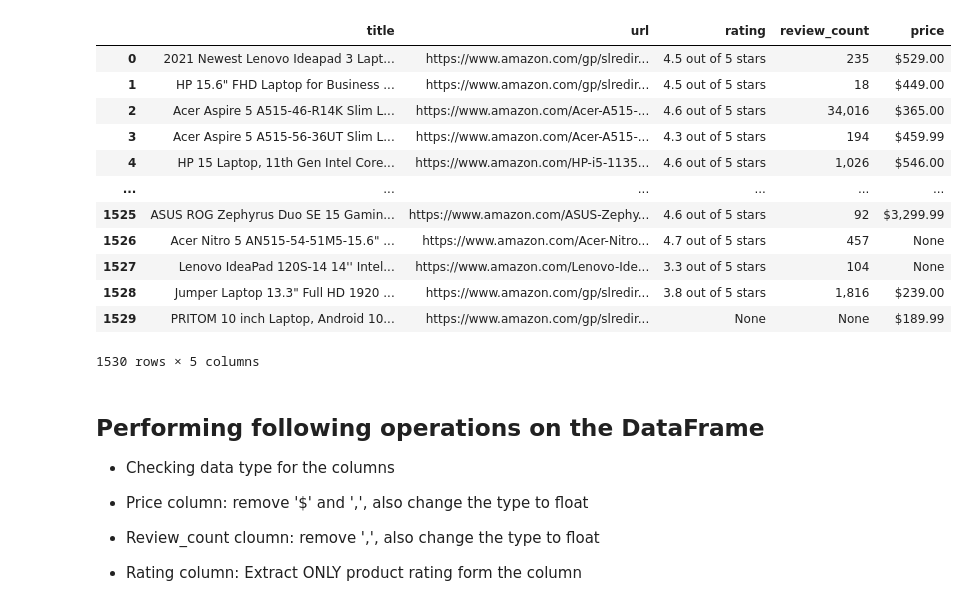
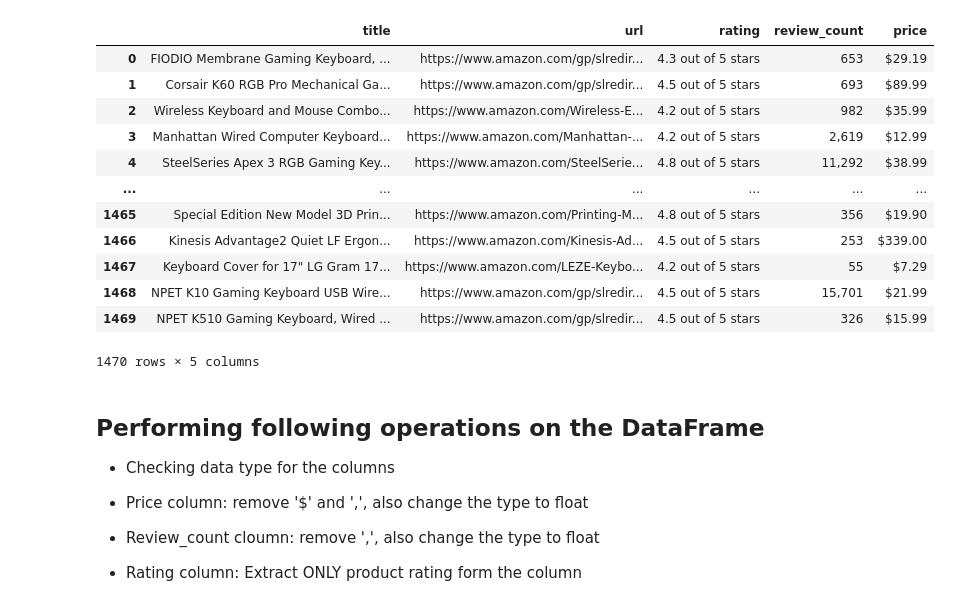
Before and after one commit to sabeeh-raza/amazon_scrape, a Jupyter notebook: 5-Keyboard/df_keyboard.ipynb, the cells around one changed output. Cells and saved outputs as stored; diff of their text form; code cells hidden in the pictures.

Commit message:
keyboard

```diff
--- a/5-Keyboard/df_keyboard.ipynb
+++ b/5-Keyboard/df_keyboard.ipynb
@@ -7,22 +7,22 @@ warnings.filterwarnings("ignore")
 # %%
 # Create DataFrame from output_json file for laptop
 
-df = pd.read_json('search_output_laptop.jsonl')
+df = pd.read_json('search_output_keyboard.jsonl')
 df
 # %% [output]
 |  | title | url | rating | review_count | price |
-| 0 | 2021 Newest Lenovo Ideapad 3 Lapt... | https://www.amazon.com/gp/slredir... | 4.5 out of 5 stars | 235 | $529.00 |
-| 1 | HP 15.6" FHD Laptop for Business ... | https://www.amazon.com/gp/slredir... | 4.5 out of 5 stars | 18 | $449.00 |
-| 2 | Acer Aspire 5 A515-46-R14K Slim L... | https://www.amazon.com/Acer-A515-... | 4.6 out of 5 stars | 34,016 | $365.00 |
-| 3 | Acer Aspire 5 A515-56-36UT Slim L... | https://www.amazon.com/Acer-A515-... | 4.3 out of 5 stars | 194 | $459.99 |
-| 4 | HP 15 Laptop, 11th Gen Intel Core... | https://www.amazon.com/HP-i5-1135... | 4.6 out of 5 stars | 1,026 | $546.00 |
+| 0 | FIODIO Membrane Gaming Keyboard, ... | https://www.amazon.com/gp/slredir... | 4.3 out of 5 stars | 653 | $29.19 |
+| 1 | Corsair K60 RGB Pro Mechanical Ga... | https://www.amazon.com/gp/slredir... | 4.5 out of 5 stars | 693 | $89.99 |
+| 2 | Wireless Keyboard and Mouse Combo... | https://www.amazon.com/Wireless-E... | 4.2 out of 5 stars | 982 | $35.99 |
+| 3 | Manhattan Wired Computer Keyboard... | https://www.amazon.com/Manhattan-... | 4.2 out of 5 stars | 2,619 | $12.99 |
+| 4 | SteelSeries Apex 3 RGB Gaming Key... | https://www.amazon.com/SteelSerie... | 4.8 out of 5 stars | 11,292 | $38.99 |
 | ... | ... | ... | ... | ... | ... |
-| 1525 | ASUS ROG Zephyrus Duo SE 15 Gamin... | https://www.amazon.com/ASUS-Zephy... | 4.6 out of 5 stars | 92 | $3,299.99 |
-| 1526 | Acer Nitro 5 AN515-54-51M5-15.6" ... | https://www.amazon.com/Acer-Nitro... | 4.7 out of 5 stars | 457 | None |
-| 1527 | Lenovo IdeaPad 120S-14 14'' Intel... | https://www.amazon.com/Lenovo-Ide... | 3.3 out of 5 stars | 104 | None |
-| 1528 | Jumper Laptop 13.3" Full HD 1920 ... | https://www.amazon.com/gp/slredir... | 3.8 out of 5 stars | 1,816 | $239.00 |
-| 1529 | PRITOM 10 inch Laptop, Android 10... | https://www.amazon.com/gp/slredir... | None | None | $189.99 |
+| 1465 | Special Edition New Model 3D Prin... | https://www.amazon.com/Printing-M... | 4.8 out of 5 stars | 356 | $19.90 |
+| 1466 | Kinesis Advantage2 Quiet LF Ergon... | https://www.amazon.com/Kinesis-Ad... | 4.5 out of 5 stars | 253 | $339.00 |
+| 1467 | Keyboard Cover for 17" LG Gram 17... | https://www.amazon.com/LEZE-Keybo... | 4.2 out of 5 stars | 55 | $7.29 |
+| 1468 | NPET K10 Gaming Keyboard USB Wire... | https://www.amazon.com/gp/slredir... | 4.5 out of 5 stars | 15,701 | $21.99 |
+| 1469 | NPET K510 Gaming Keyboard, Wired ... | https://www.amazon.com/gp/slredir... | 4.5 out of 5 stars | 326 | $15.99 |
-1530 rows × 5 columns
+1470 rows × 5 columns
 # %% [markdown]
 ## Performing following operations on the DataFrame
 - Checking data type for the columns
```
Also changed, not shown: parts of 7 cells of this notebook, 2 other files.
